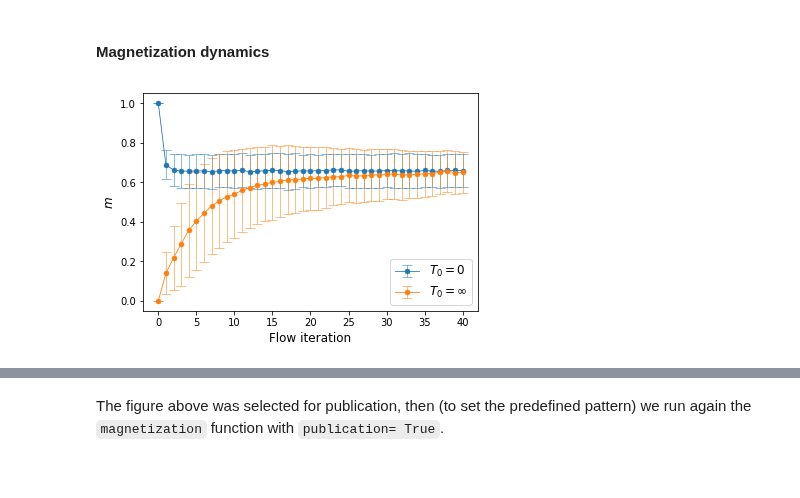
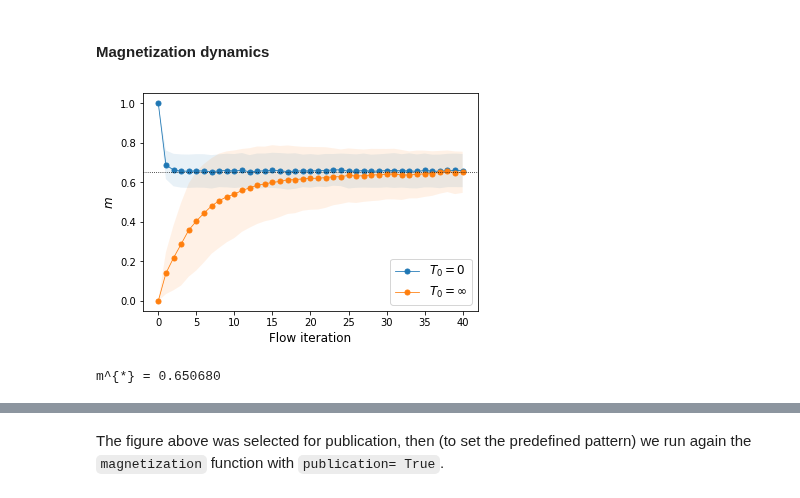
Before and after one commit to rodsveiga/rbm_flows_ising, a Jupyter notebook: main_discussion_L010.ipynb, the cells around one changed output, grey strips where cells are left out. Cells and saved outputs as stored; diff of their text form; code cells hidden in the pictures.

```diff
--- a/main_discussion_L010.ipynb
+++ b/main_discussion_L010.ipynb
@@ -404,6 +404,8 @@ def magnetization(flow_low,
         capsize= 2.0
         elinewidth= 0.2
         markeredgewidth = 0.2
+        linewidth_v= 0.4
+        color_h = 'black'
 
     else:
         markersize = 10.0
@@ -414,6 +416,8 @@ def magnetization(flow_low,
         capsize= 5.0
         elinewidth= 0.5
         markeredgewidth = 0.5
+        linewidth_v= 0.8
+        color_h= 'black'
 
     if errorbar:
 
@@ -474,25 +478,40 @@ def magnetization(flow_low,
     plt.legend(fontsize= fontsize_t,
                loc= loc_legend)
 
+    m_fp = mag_high[-1]
+
+    plt.axhline(y= m_fp, linestyle= ':', linewidth= linewidth_v, color= color_h)
+
+    m_fp = round(m_fp, 5)
     #plt.ylim(0.0, plt.ylim()[1])
 
     if save:
         if publication:
             if fill_error:
-                path_fig = 'figures/PUB_mag_flow_L%d_Train%s_ONLY_errorfilled.pdf' % (L, training_set)
+                path_fig = 'figures/PUB_mag_flow_L%d_Train%s_erfilled_mfp%s.pdf' % (L,
+                                                                                    training_set,
+                                                                                    str(m_fp).replace('.',''))
             else:
-                path_fig = 'figures/PUB_mag_flow_L%d_Train%s_ONLY_errorbar.pdf' % (L, training_set)
+                path_fig = 'figures/PUB_mag_flow_L%d_Train%s_erbar_mfp%s.pdf' % (L,
+                                                                                 training_set,
+                                                                                 str(m_fp).replace('.',''))
 
             plt.savefig(path_fig , bbox_inches='tight')
         else:
             if fill_error:
-                path_fig = 'figures/mag_flow_L%d_Train%s_ONLY_errorfilled.pdf' % (L, training_set)
+                path_fig = 'figures/mag_flow_L%d_Train%s_erfilled_mfp%s.pdf' % (L,
+                                                                                training_set,
+                                                                                str(m_fp).replace('.',''))
             else:
-                path_fig = 'figures/mag_flow_L%d_Train%s_ONLY_errorbar.pdf' % (L, training_set)
+                path_fig = 'figures/mag_flow_L%d_Train%s_erbar_mfp%s.pdf' % (L,
+                                                                             training_set,
+                                                                             str(m_fp).replace('.',''))
 
             plt.savefig(path_fig, bbox_inches='tight')
 
     plt.show()
+
+    print('m^{*} = %f' % m_fp)
 # %% [markdown]
 ## Scale-invariant feature extraction
 
@@ -861,12 +853,14 @@ thermometer_joint_plot(flow_1= flow__,
 # %%
 magnetization(flow_low= flow_,
               flow_high= flow__,
               L= 10,
-              errorbar= True,
+              errorbar= False,
+              fill_error= True,
               Tzero= True,
               x = 0,
-              save= False,
+              save= True,
               training_set= 'COMPLETE',
               publication= False)
 # %% [output]
-[figure, old version]
+[figure, new version]
+m^{*} = 0.650680
```
Also changed, not shown: parts of 12 cells of this notebook, 12 other files.
